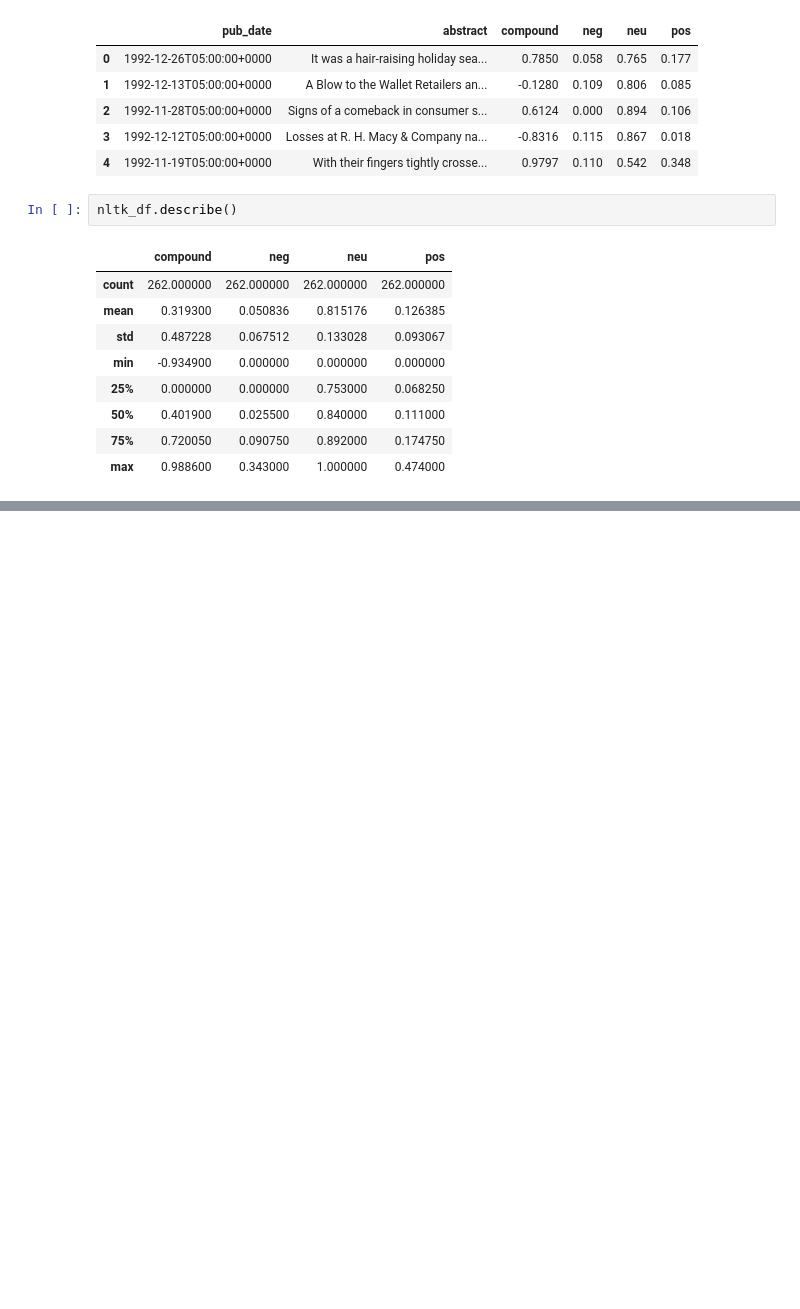
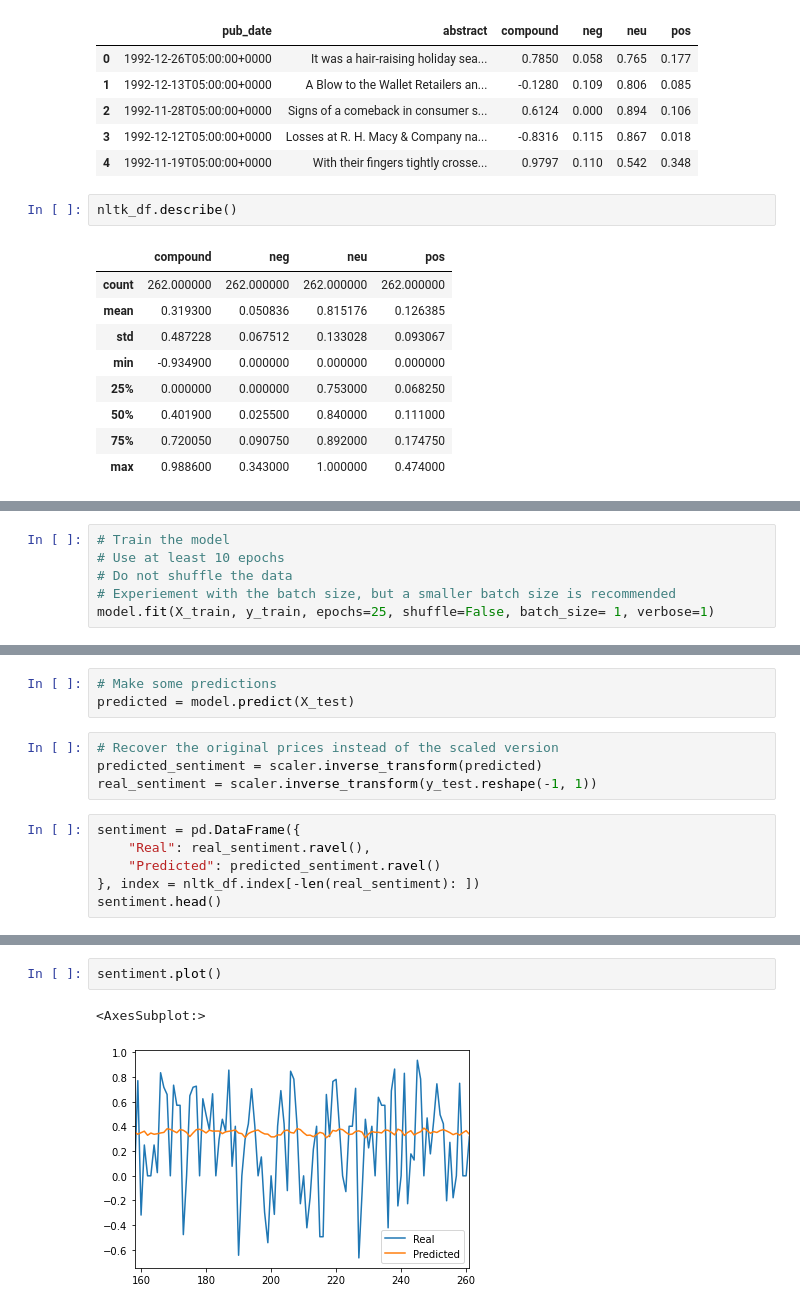
Before and after one commit to junaidqamer/HolidaySales, a Jupyter notebook: NYT_api.ipynb, the cells around one changed output, grey strips where cells are left out. Saved outputs shown, nothing was run; the diff lists cells and outputs as text; blank space fills up the shorter version.

```diff
--- a/NYT_api.ipynb
+++ b/NYT_api.ipynb
@@ -557,0 +661,6 @@ nltk_df.describe()
+# %%
+# Train the model
+# Use at least 10 epochs
+# Do not shuffle the data
+# Experiement with the batch size, but a smaller batch size is recommended
+model.fit(X_train, y_train, epochs=25, shuffle=False, batch_size= 1, verbose=1)
@@ -557,0 +692,13 @@ nltk_df.describe()
+# %%
+# Make some predictions
+predicted = model.predict(X_test)
+# %%
+# Recover the original prices instead of the scaled version
+predicted_sentiment = scaler.inverse_transform(predicted)
+real_sentiment = scaler.inverse_transform(y_test.reshape(-1, 1))
+# %%
+sentiment = pd.DataFrame({
+    "Real": real_sentiment.ravel(),
+    "Predicted": predicted_sentiment.ravel()
+}, index = nltk_df.index[-len(real_sentiment): ])
+sentiment.head()
@@ -557,0 +712,5 @@ nltk_df.describe()
+# %%
+sentiment.plot()
+# %% [output]
+<AxesSubplot:>
+[figure, added]
```
Also changed, not shown: parts of 15 cells of this notebook.
